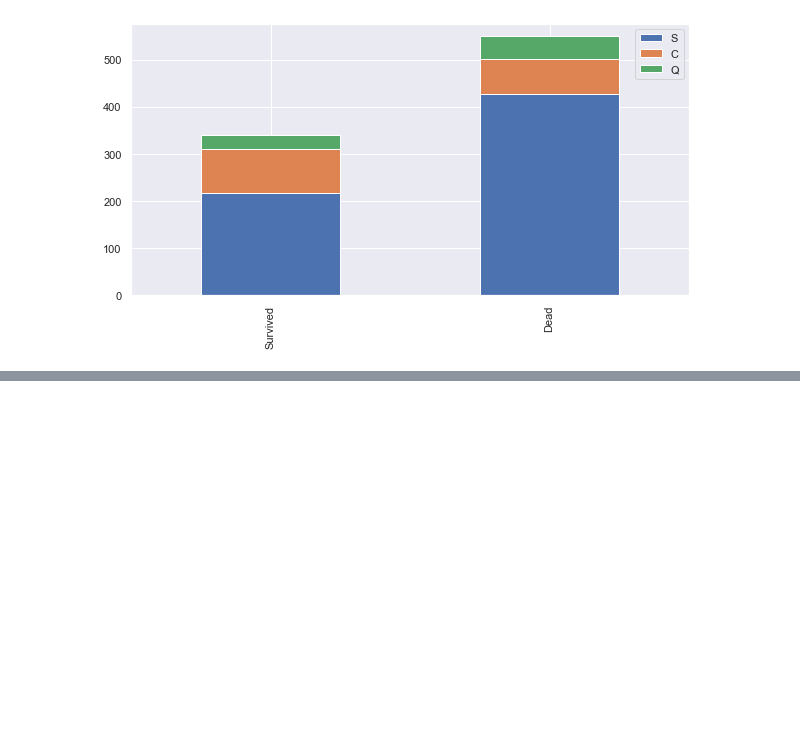
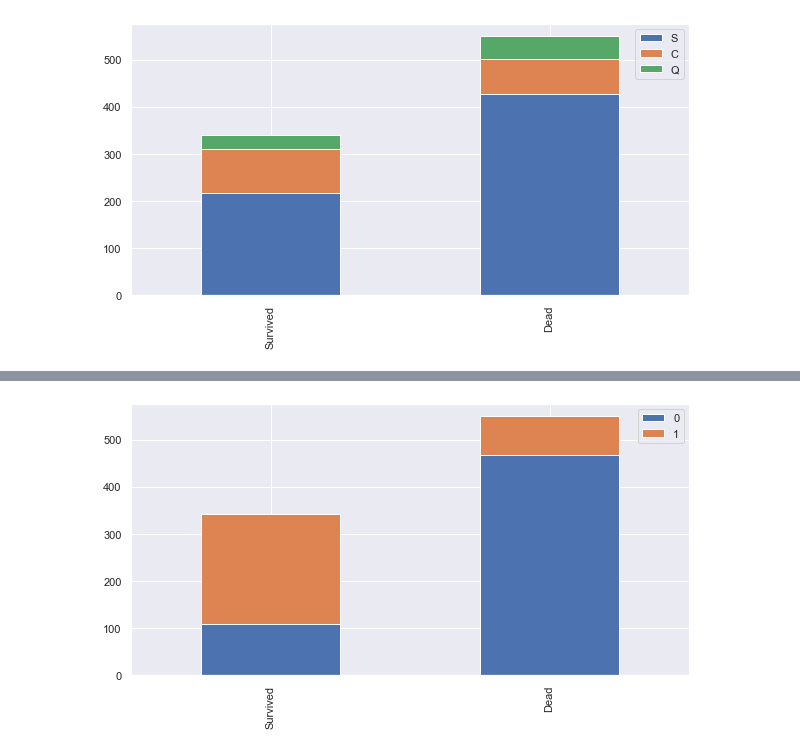
Before and after one commit to suhsuh1106/ML_python, a Jupyter notebook: Titanic_solution.ipynb, the cells around one changed output, grey strips where cells are left out. Saved outputs shown, nothing was run; the diff lists cells and outputs as text; code cells hidden in the pictures; blank space fills up the shorter version.

```diff
--- a/Titanic_solution.ipynb
+++ b/Titanic_solution.ipynb
@@ -166,0 +301,4 @@ train.head()
+# %%
+bar_chart('Sex')
+# %% [output]
+[figure, added]
```
Also changed, not shown: parts of 24 cells of this notebook.
